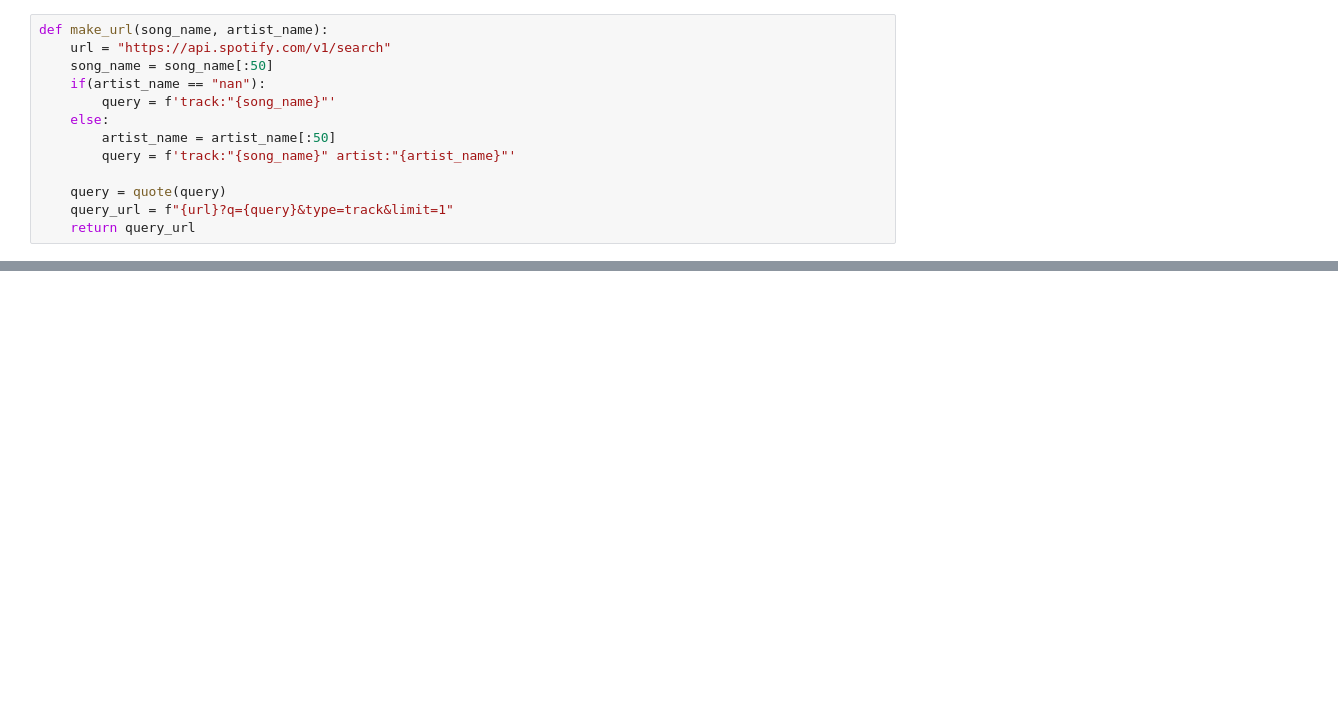
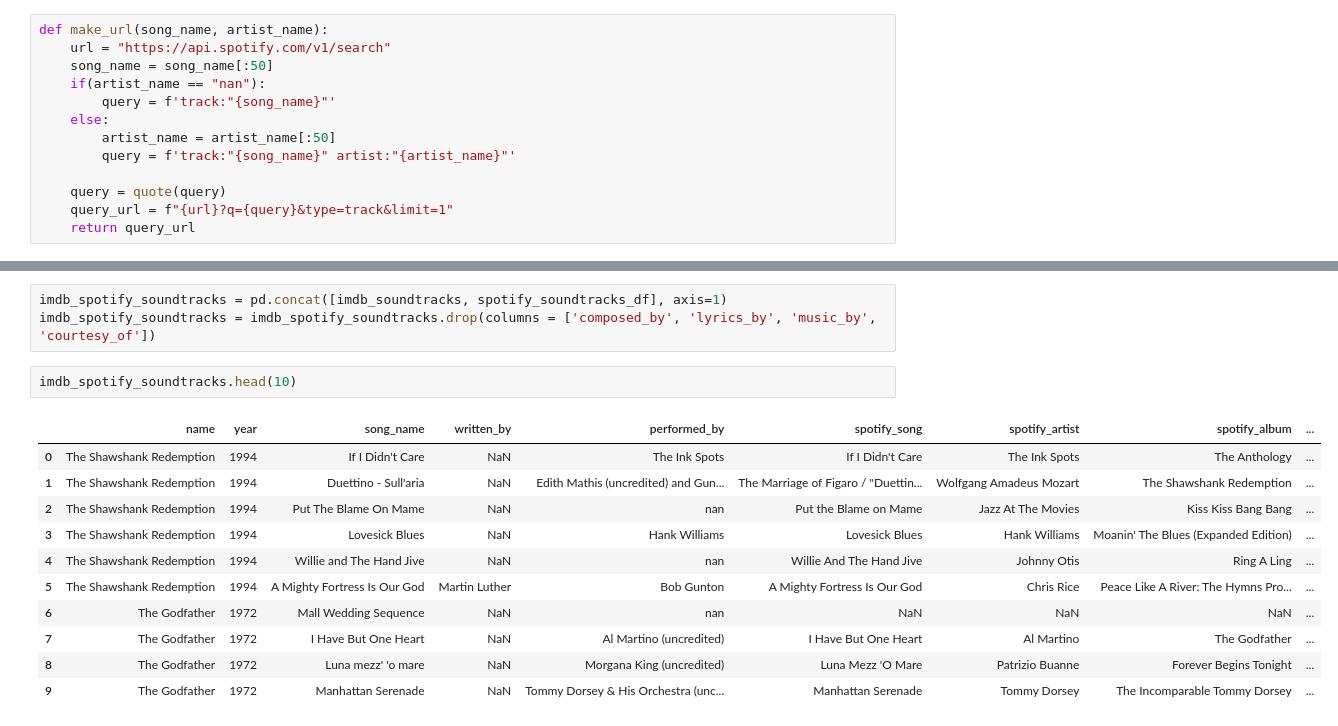
Before and after one commit to jdelossantos5430/Movie-Recommender, a Jupyter notebook: scripts/movie_data.ipynb, the cells around one changed output, grey strips where cells are left out. Saved outputs shown, nothing was run; the diff lists cells and outputs as text; blank space fills up the shorter version.

```diff
--- a/scripts/movie_data.ipynb
+++ b/scripts/movie_data.ipynb
@@ -185,0 +260,17 @@ imdb_soundtracks
+# %%
+imdb_spotify_soundtracks = pd.concat([imdb_soundtracks, spotify_soundtracks_df], axis=1)
+imdb_spotify_soundtracks = imdb_spotify_soundtracks.drop(columns = ['composed_by', 'lyrics_by', 'music_by', 'courtesy_of'])
+# %%
+imdb_spotify_soundtracks.head(10)
+# %% [output]
+|  | name | year | song_name | written_by | performed_by | spotify_song | spotify_artist | spotify_album | ... |
+| 0 | The Shawshank Redemption | 1994 | If I Didn't Care | NaN | The Ink Spots | If I Didn't Care | The Ink Spots | The Anthology | ... |
+| 1 | The Shawshank Redemption | 1994 | Duettino - Sull'aria | NaN | Edith Mathis (uncredited) and Gun... | The Marriage of Figaro / "Duettin... | Wolfgang Amadeus Mozart | The Shawshank Redemption | ... |
+| 2 | The Shawshank Redemption | 1994 | Put The Blame On Mame | NaN | nan | Put the Blame on Mame | Jazz At The Movies | Kiss Kiss Bang Bang | ... |
+| 3 | The Shawshank Redemption | 1994 | Lovesick Blues | NaN | Hank Williams | Lovesick Blues | Hank Williams | Moanin' The Blues (Expanded Edition) | ... |
+| 4 | The Shawshank Redemption | 1994 | Willie and The Hand Jive | NaN | nan | Willie And The Hand Jive | Johnny Otis | Ring A Ling | ... |
+| 5 | The Shawshank Redemption | 1994 | A Mighty Fortress Is Our God | Martin Luther | Bob Gunton | A Mighty Fortress Is Our God | Chris Rice | Peace Like A River: The Hymns Pro... | ... |
+| 6 | The Godfather | 1972 | Mall Wedding Sequence | NaN | nan | NaN | NaN | NaN | ... |
+| 7 | The Godfather | 1972 | I Have But One Heart | NaN | Al Martino (uncredited) | I Have But One Heart | Al Martino | The Godfather | ... |
+| 8 | The Godfather | 1972 | Luna mezz' 'o mare | NaN | Morgana King (uncredited) | Luna Mezz 'O Mare | Patrizio Buanne | Forever Begins Tonight | ... |
+| 9 | The Godfather | 1972 | Manhattan Serenade | NaN | Tommy Dorsey & His Orchestra (unc... | Manhattan Serenade | Tommy Dorsey | The Incomparable Tommy Dorsey | ... |
```
Also changed, not shown: parts of 23 cells of this notebook, 1 other file.
